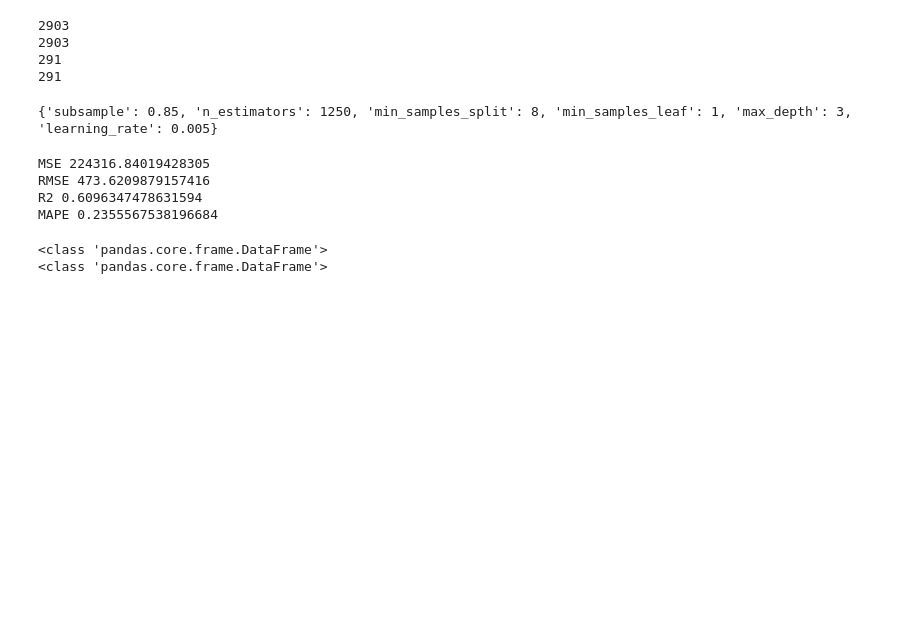
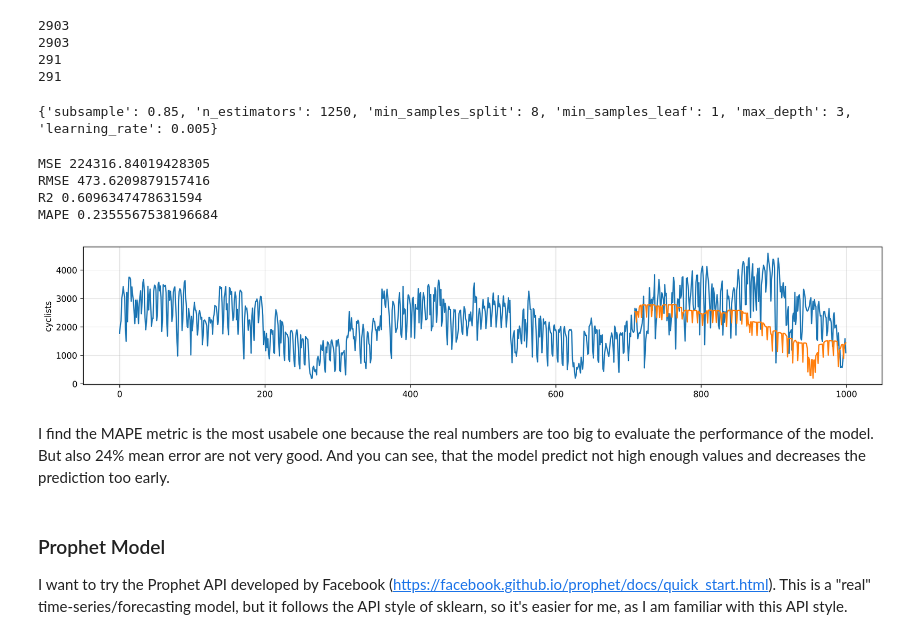
Before and after one commit to phisinger/BerlinBikeCount, a Jupyter notebook: src/Forecasting.ipynb, the cells around one changed output. Cells and saved outputs as stored; diff of their text form; code cells hidden in the pictures; blank space fills up the shorter version.

Commit message:
Add some plots

```diff
--- a/src/Forecasting.ipynb
+++ b/src/Forecasting.ipynb
@@ -268,9 +270,16 @@ MSE 224316.84019428305
 RMSE 473.6209879157416
 R2 0.6096347478631594
 MAPE 0.2355567538196684
-# %%
-print(type(test_y))
-print(type(pred_y))
-# %% [output]
-<class 'pandas.core.frame.DataFrame'>
-<class 'pandas.core.frame.DataFrame'>
+# %%
+plt.rcParams.update({'figure.figsize': (17, 3), 'figure.dpi':300})
+fig, ax = plt.subplots()
+g = sns.lineplot(data=data_mean.loc[data_mean["station"] == station].tail(1000), y = 'cyclists', x=np.arange((data_mean.loc[data_mean["station"] == station].tail(1000).shape[0])))
+sns.lineplot(data=pred_y, x=np.arange((1000-291), 1000), y=0)
+plt.grid(linestyle='-', linewidth=0.3)
+# %% [output]
+[figure, added]
+# %% [markdown]
+I find the MAPE metric is the most usabele one because the real numbers are too big to evaluate the performance of the model. But also 24% mean error are not very good.  And you can see, that the model predict not high enough values and decreases the prediction too early.
+# %% [markdown]
+### Prophet Model
+I want to try the Prophet API developed by Facebook (https://facebook.github.io/prophet/docs/quick_start.html). This is a "real" time-series/forecasting model, but it follows the API style of sklearn, so it's easier for me, as I am familiar with this API style.
```
Also changed, not shown: parts of 3 cells of this notebook.
